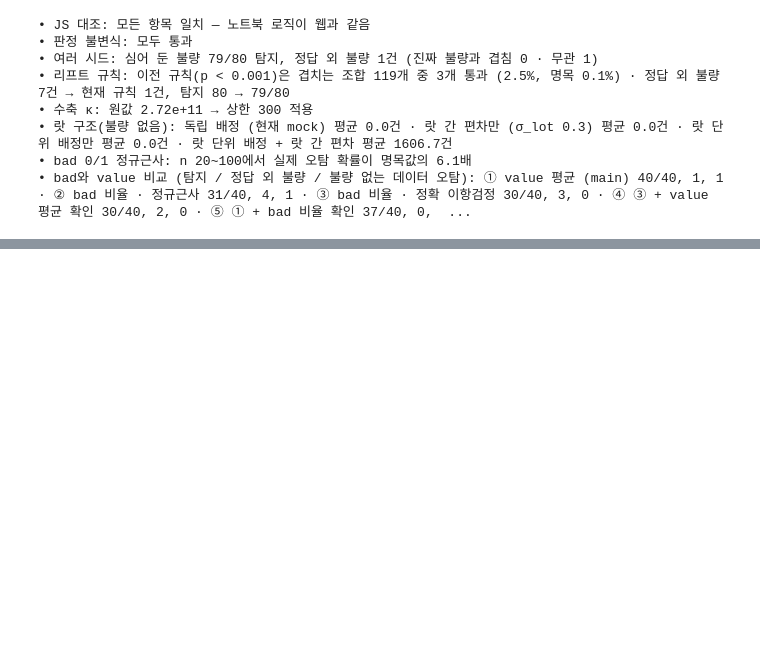
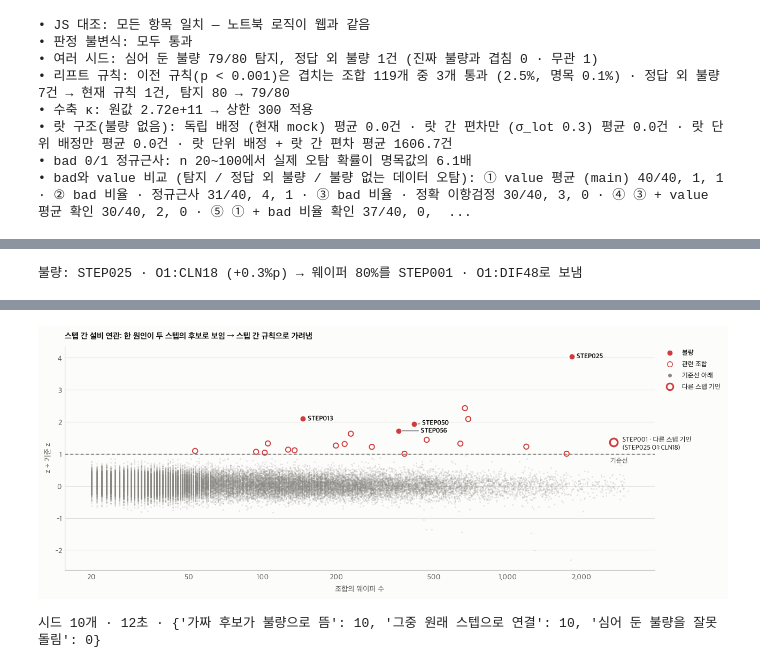
Before and after one commit to mikebbang/edu_claude, a Jupyter notebook: notebooks/funnel_check.ipynb, the cells around one changed output, grey strips where cells are left out. Saved outputs shown, nothing was run; the diff lists cells and outputs as text; code cells hidden in the pictures; blank space fills up the shorter version.

```diff
--- a/notebooks/funnel_check.ipynb
+++ b/notebooks/funnel_check.ipynb
@@ -1923,0 +2169,63 @@ print('\n'.join(f'• {l}' for l in lines))
+# %%
+LINK = 0.8
+
+
+def link_routing(d, src, dst, link=LINK, seed=0):
+    """src(스텝, 오더, 유닛)를 지난 웨이퍼의 link 비율을 dst(스텝, 오더, 유닛)로 보낸다. Y는 그대로(불량은 src에만)"""
+    (ss, sq, su), (ds, dq, du) = src, dst
+    move = (d['assign'][ss][sq] == su) & (np.random.default_rng(seed).random(d['N']) < link) & (d['assign'][ds][dq] != MISSING)
+    A = list(d['assign'])
+    A[ds] = A[ds].copy()
+    A[ds][dq, move] = du
+    return {**d, 'assign': A}
+
+
+def link_setup(seed):
+    """단일 유닛 불량(+0.3%p)을 심은 스텝 → 불량과 무관한 스텝 중 유닛이 3개 이상인 첫 오더의 첫 유닛으로 경로 연관"""
+    base = generate(seed, effects={'single': 0.3})
+    e1 = next(e for e in base['effects'] if e['type'] == 'single')
+    src = (e1['step'], *e1['items'][0])
+    eff_steps = {e['step'] for e in base['effects']}
+    ds = next(s for s, st_ in enumerate(base['steps']) if s not in eff_steps and not st_['decoy'] and any(len(q['units']) >= 3 for q in st_['seqs']))
+    dq = next(q for q, sq in enumerate(base['steps'][ds]['seqs']) if len(sq['units']) >= 3)
+    return link_routing(base, src, (ds, dq, 0)), src, (ds, dq, 0)
+
+
+linked, src, (ds, dq, _) = link_setup(SEED)
+rl = analyze(linked, min_n=MIN_N)
+zl = thresholds(rl, 'bonf')
+classify(rl, zl)
+cross = cross_step_check(linked, rl, zl)
+S_, D_ = linked['steps'][src[0]], linked['steps'][ds]
+print(f"불량: {S_['name']} · {S_['seqs'][src[1]]['name']}:{S_['seqs'][src[1]]['units'][src[2]]} (+0.3%p) → "
+      f"웨이퍼 {LINK:.0%}를 {D_['name']} · {D_['seqs'][dq]['name']}:{D_['seqs'][dq]['units'][0]}로 보냄")
+link_rows = []
+for c in sorted((c for c in rl['combos'] if c['status'] == 'bad'), key=lambda c: -metric(c, rl, zl)):
+    st_ = linked['steps'][c['step']]
+    a = cross.get(c['key'])
+    link_rows.append({**combo_row(rl, zl, st_, c), '현재 판정': '불량',
+                      '스텝 간 규칙': f"다른 스텝 기인 ({linked['steps'][a['step']]['name']} {path_label(linked['steps'][a['step']], a['items'])})" if a else '불량 유지'})
+display(pd.DataFrame(link_rows, index=pd.RangeIndex(1, len(link_rows) + 1, name='후보')))
+fig, ax = plt.subplots(figsize=(13, 5.2))
+plot_unified(ax, linked, rl, zl, cross=cross, title='스텝 간 설비 연관: 한 원인이 두 스텝의 후보로 보임 → 스텝 간 규칙으로 가려냄')
+plt.tight_layout()
+plt.show()
+
+# 여러 시드: 옮겨 받은 가짜 후보가 불량으로 뜨는지, 스텝 간 규칙이 원래 스텝으로 돌리는지
+t0 = time.perf_counter()
+link_stats = {'가짜 후보가 불량으로 뜸': 0, '그중 원래 스텝으로 연결': 0, '심어 둔 불량을 잘못 돌림': 0}
+link_seeds = list(CHECK_SEEDS)[:10]
+for sd_ in link_seeds:
+    lk, (ss_, sq_, su_), (ds_, dq_, du_) = link_setup(sd_)
+    r_ = analyze(lk, min_n=MIN_N)
+    z_ = thresholds(r_, 'bonf')
+    classify(r_, z_)
+    cr = cross_step_check(lk, r_, z_)
+    fake = combo_key(ds_, ((dq_, du_),))
+    if r_['by_key'].get(fake, {}).get('status') == 'bad':
+        link_stats['가짜 후보가 불량으로 뜸'] += 1
+        link_stats['그중 원래 스텝으로 연결'] += fake in cr and cr[fake]['key'] == combo_key(ss_, ((sq_, su_),))
+    link_stats['심어 둔 불량을 잘못 돌림'] += sum(k in truth_keys(lk) for k in cr)
+print(f'시드 {len(link_seeds)}개 · {time.perf_counter() - t0:.0f}초 · {link_stats}')
+# %% [output]
+불량: STEP025 · O1:CLN18 (+0.3%p) → 웨이퍼 80%를 STEP001 · O1:DIF48로 보냄
@@ -1923,0 +2239,2 @@ print('\n'.join(f'• {l}' for l in lines))
+[figure, added]
+시드 10개 · 12초 · {'가짜 후보가 불량으로 뜸': 10, '그중 원래 스텝으로 연결': 10, '심어 둔 불량을 잘못 돌림': 0}
```
Also changed, not shown: parts of 18 cells of this notebook.
